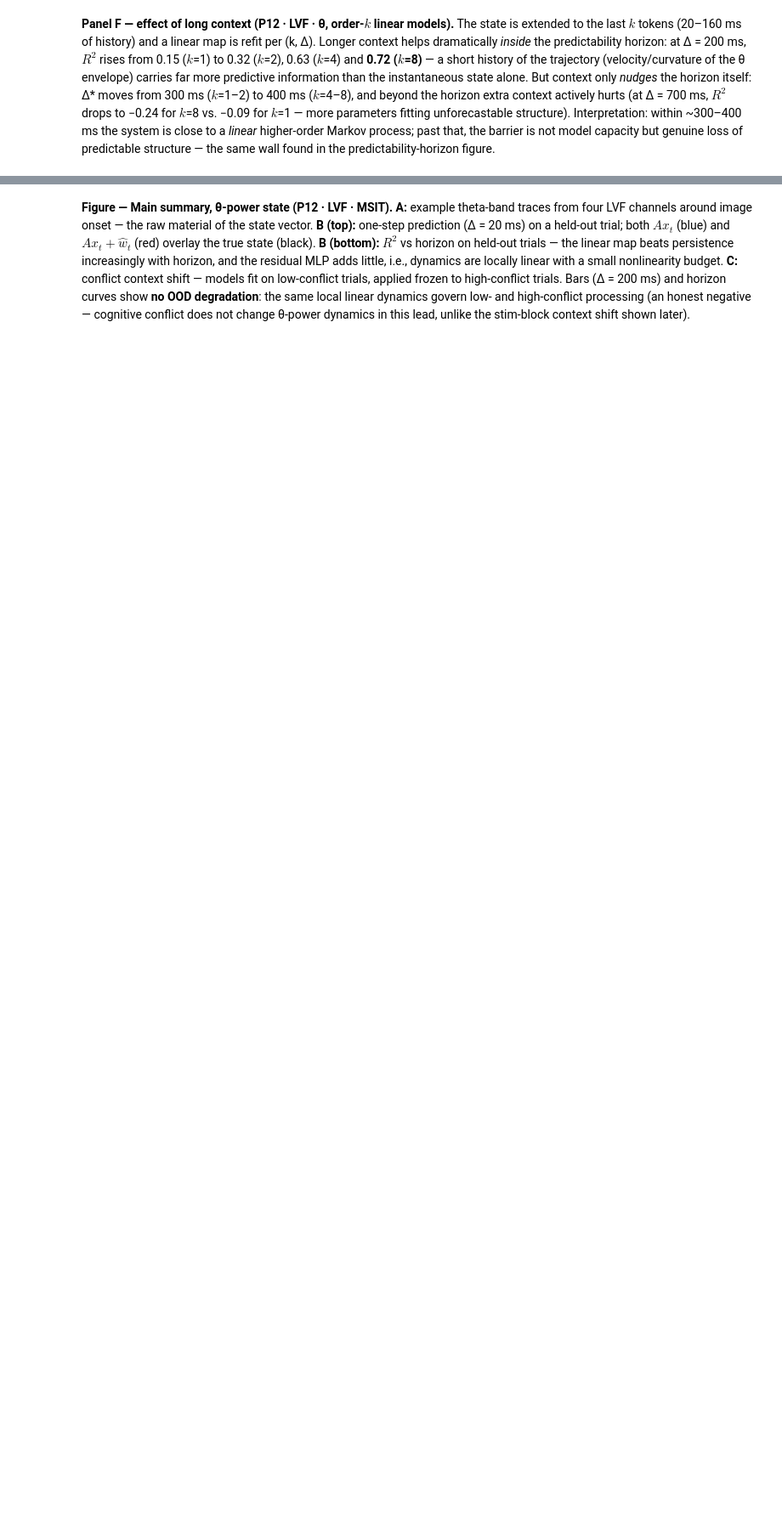
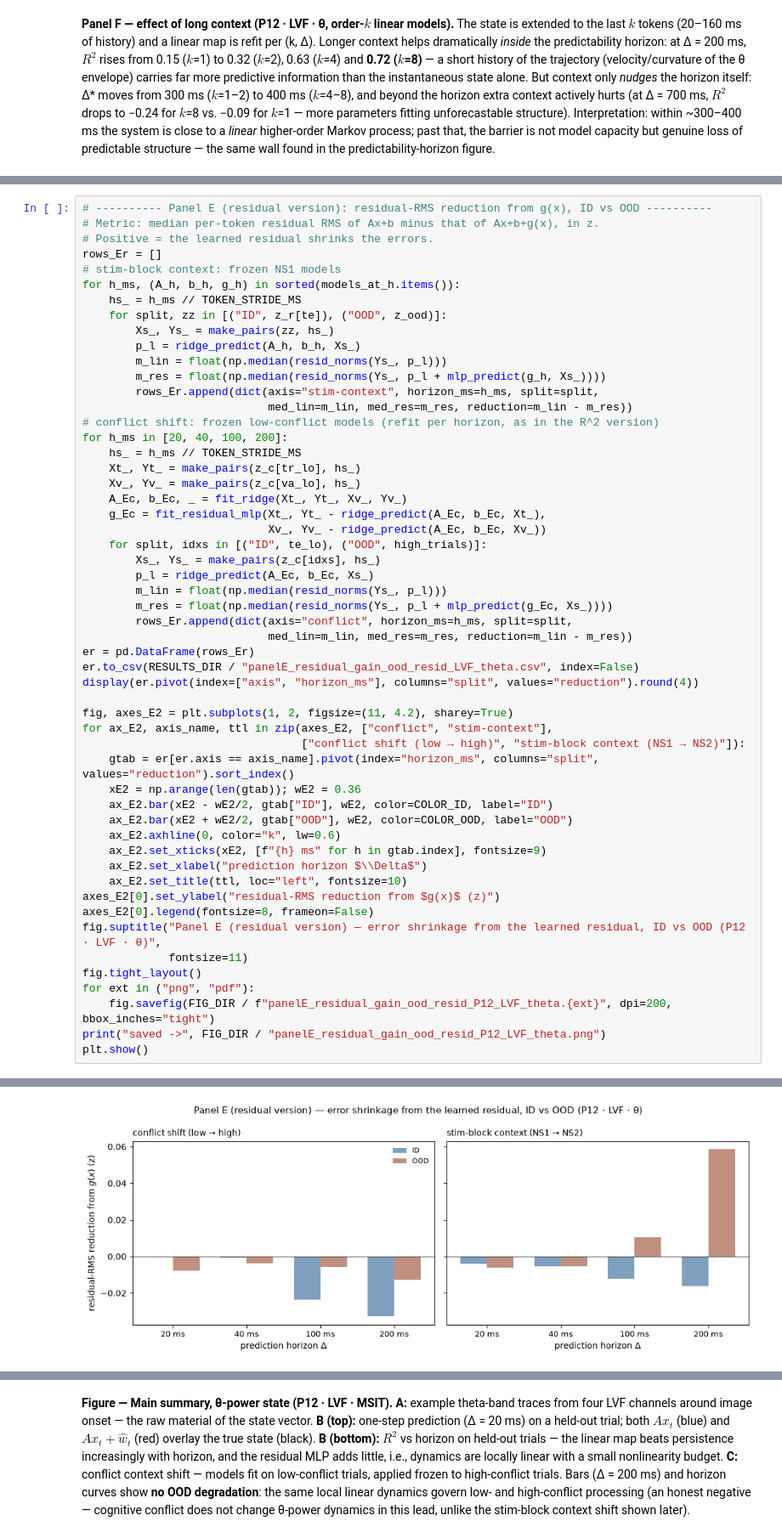
Before and after one commit to rgs2151/controller, a Jupyter notebook: NeuroAnalysis/brain_local_linearization.ipynb, the cells around one changed output, grey strips where cells are left out. Shown at 85% size. Saved outputs shown, nothing was run; the diff lists cells and outputs as text; blank space fills up the shorter version.

```diff
--- a/NeuroAnalysis/brain_local_linearization.ipynb
+++ b/NeuroAnalysis/brain_local_linearization.ipynb
@@ -1537,0 +1599,55 @@ saved -> /teamspace/studios/this_studio/LinearLLMDynamic/NeuroAnalysis/figures/p
+# %%
+# ---------- Panel E (residual version): residual-RMS reduction from g(x), ID vs OOD ----------
+# Metric: median per-token residual RMS of Ax+b minus that of Ax+b+g(x), in z.
+# Positive = the learned residual shrinks the errors.
+rows_Er = []
+# stim-block context: frozen NS1 models
+for h_ms, (A_h, b_h, g_h) in sorted(models_at_h.items()):
+    hs_ = h_ms // TOKEN_STRIDE_MS
+    for split, zz in [("ID", z_r[te]), ("OOD", z_ood)]:
+        Xs_, Ys_ = make_pairs(zz, hs_)
+        p_l = ridge_predict(A_h, b_h, Xs_)
+        m_lin = float(np.median(resid_norms(Ys_, p_l)))
+        m_res = float(np.median(resid_norms(Ys_, p_l + mlp_predict(g_h, Xs_))))
+        rows_Er.append(dict(axis="stim-context", horizon_ms=h_ms, split=split,
+                            med_lin=m_lin, med_res=m_res, reduction=m_lin - m_res))
+# conflict shift: frozen low-conflict models (refit per horizon, as in the R^2 version)
+for h_ms in [20, 40, 100, 200]:
+    hs_ = h_ms // TOKEN_STRIDE_MS
+    Xt_, Yt_ = make_pairs(z_c[tr_lo], hs_)
+    Xv_, Yv_ = make_pairs(z_c[va_lo], hs_)
+    A_Ec, b_Ec, _ = fit_ridge(Xt_, Yt_, Xv_, Yv_)
+    g_Ec = fit_residual_mlp(Xt_, Yt_ - ridge_predict(A_Ec, b_Ec, Xt_),
+                            Xv_, Yv_ - ridge_predict(A_Ec, b_Ec, Xv_))
+    for split, idxs in [("ID", te_lo), ("OOD", high_trials)]:
+        Xs_, Ys_ = make_pairs(z_c[idxs], hs_)
+        p_l = ridge_predict(A_Ec, b_Ec, Xs_)
+        m_lin = float(np.median(resid_norms(Ys_, p_l)))
+        m_res = float(np.median(resid_norms(Ys_, p_l + mlp_predict(g_Ec, Xs_))))
+        rows_Er.append(dict(axis="conflict", horizon_ms=h_ms, split=split,
+                            med_lin=m_lin, med_res=m_res, reduction=m_lin - m_res))
+er = pd.DataFrame(rows_Er)
+er.to_csv(RESULTS_DIR / "panelE_residual_gain_ood_resid_LVF_theta.csv", index=False)
+display(er.pivot(index=["axis", "horizon_ms"], columns="split", values="reduction").round(4))
+
+fig, axes_E2 = plt.subplots(1, 2, figsize=(11, 4.2), sharey=True)
+for ax_E2, axis_name, ttl in zip(axes_E2, ["conflict", "stim-context"],
+                                 ["conflict shift (low → high)", "stim-block context (NS1 → NS2)"]):
+    gtab = er[er.axis == axis_name].pivot(index="horizon_ms", columns="split", values="reduction").sort_index()
+    xE2 = np.arange(len(gtab)); wE2 = 0.36
+    ax_E2.bar(xE2 - wE2/2, gtab["ID"], wE2, color=COLOR_ID, label="ID")
+    ax_E2.bar(xE2 + wE2/2, gtab["OOD"], wE2, color=COLOR_OOD, label="OOD")
+    ax_E2.axhline(0, color="k", lw=0.6)
+    ax_E2.set_xticks(xE2, [f"{h} ms" for h in gtab.index], fontsize=9)
+    ax_E2.set_xlabel("prediction horizon $\\Delta$")
+    ax_E2.set_title(ttl, loc="left", fontsize=10)
+axes_E2[0].set_ylabel("residual-RMS reduction from $g(x)$ (z)")
+axes_E2[0].legend(fontsize=8, frameon=False)
+fig.suptitle("Panel E (residual version) — error shrinkage from the learned residual, ID vs OOD (P12 · LVF · θ)",
+             fontsize=11)
+fig.tight_layout()
+for ext in ("png", "pdf"):
+    fig.savefig(FIG_DIR / f"panelE_residual_gain_ood_resid_P12_LVF_theta.{ext}", dpi=200, bbox_inches="tight")
+print("saved ->", FIG_DIR / "panelE_residual_gain_ood_resid_P12_LVF_theta.png")
+plt.show()
+# %% [output]
@@ -1537,0 +1665 @@ saved -> /teamspace/studios/this_studio/LinearLLMDynamic/NeuroAnalysis/figures/p
+[figure, added]
```
Also changed, not shown: parts of 6 cells of this notebook, 9 other files.
